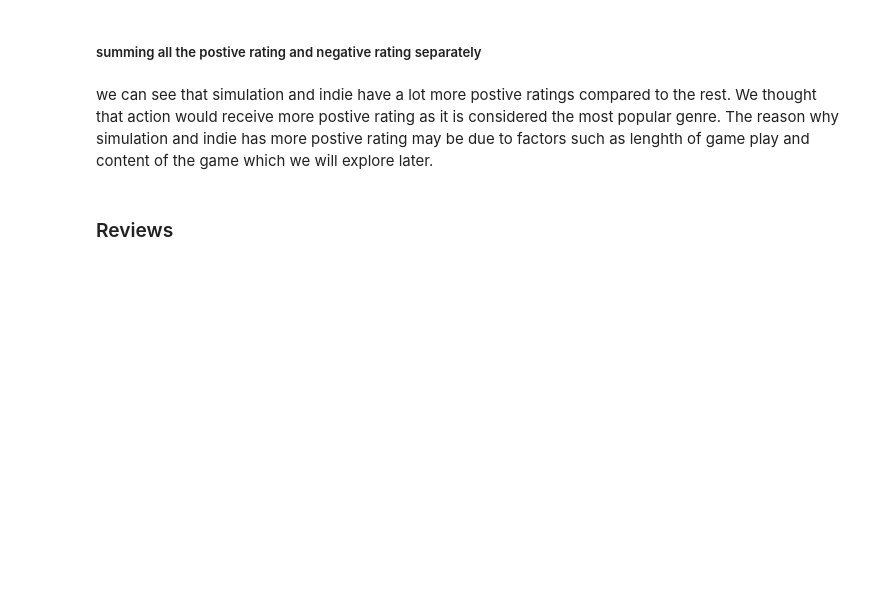
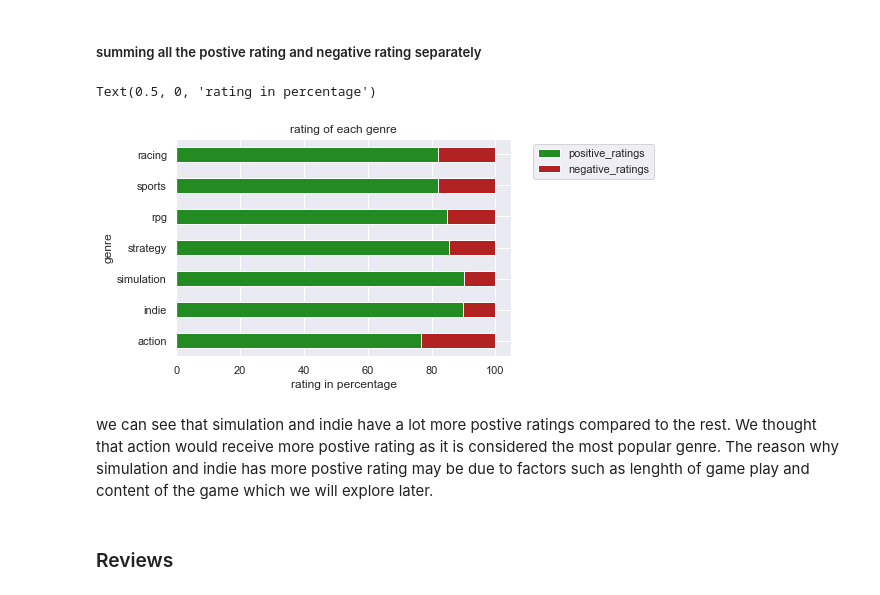
Before and after one commit to pyaepyaelily/videoGame, a Jupyter notebook: videoGame.ipynb, the cells around one changed output. Saved outputs shown, nothing was run; the diff lists cells and outputs as text; code cells hidden in the pictures; blank space fills up the shorter version.

```diff
--- a/videoGame.ipynb
+++ b/videoGame.ipynb
@@ -401,8 +478,8 @@ steamUniqueTitleRating.to_excel("output.xlsx")
 # %%
-action = steamUniqueTitleRating.loc[steamUniqueTitleRating['genre'].str.contains("action", case=False)]
-indie =steamUniqueTitleRating.loc[steamUniqueTitleRating['genre'].str.contains("indie", case=False)]
-simulation = steamUniqueTitleRating.loc[steamUniqueTitleRating['genre'].str.contains("simulation", case=False)]
-strategy = steamUniqueTitleRating.loc[steamUniqueTitleRating['genre'].str.contains("strategy", case=False)]
-rpg = steamUniqueTitleRating.loc[steamUniqueTitleRating['genre'].str.contains("rpg", case=False)]
-sports = steamUniqueTitleRating.loc[steamUniqueTitleRating['genre'].str.contains("sports", case=False)]
-racing = steamUniqueTitleRating.loc[steamUniqueTitleRating['genre'].str.contains("racing", case=False)]
+action = ratingDF.loc[ratingDF['genre'].str.contains("action", case=False)]
+indie =ratingDF.loc[ratingDF['genre'].str.contains("indie", case=False)]
+simulation = ratingDF.loc[ratingDF['genre'].str.contains("simulation", case=False)]
+strategy = ratingDF.loc[ratingDF['genre'].str.contains("strategy", case=False)]
+rpg = ratingDF.loc[ratingDF['genre'].str.contains("rpg", case=False)]
+sports = ratingDF.loc[ratingDF['genre'].str.contains("sports", case=False)]
+racing = ratingDF.loc[ratingDF['genre'].str.contains("racing", case=False)]
@@ -455,10 +530,13 @@ genreRating = genreRating.set_index('genre')
 # %%
 genreRating = genreRating.div(genreRating.sum(axis=1), axis=0)*100
 # %%
-genreRating.plot(kind = 'barh', stacked = True)
+genreRating.plot(kind = 'barh', stacked = True, color=("forestgreen","firebrick"))
 plt.legend(bbox_to_anchor=(1.05,1))
 plt.title("rating of each genre")
 plt.xlabel("rating in percentage")
+# %% [output]
+Text(0.5, 0, 'rating in percentage')
+[figure, added]
 # %% [markdown]
 we can see that simulation and indie have a lot more postive ratings compared to the rest. We thought that action would receive more postive rating as it is considered the most popular genre. The reason why simulation and indie has more postive rating may be due to factors such as lenghth of game play and content of the game which we will explore later.
 # %% [markdown]
```
Also changed, not shown: parts of 49 cells of this notebook.
